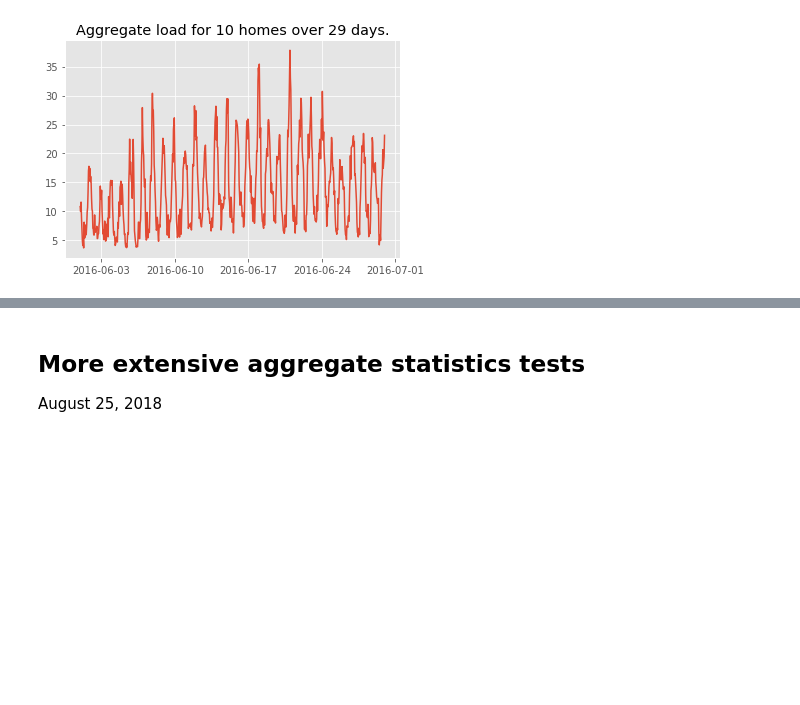
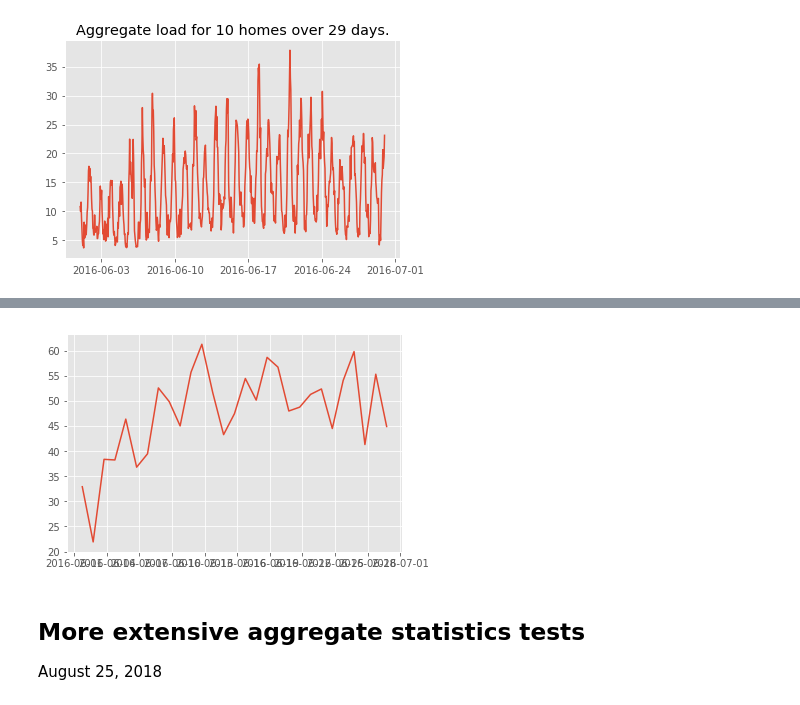
Before and after one commit to nnwosu/electricity-demand-analysis, a Jupyter notebook: Pecan Street Demand Analysis.ipynb, the cells around one changed output, grey strips where cells are left out. Saved outputs shown, nothing was run; the diff lists cells and outputs as text; code cells hidden in the pictures; blank space fills up the shorter version.

Commit message:
More analysis of PecanSt data

```diff
--- a/Pecan Street Demand Analysis.ipynb
+++ b/Pecan Street Demand Analysis.ipynb
@@ -209,3 +254,24 @@ end_time = dat.datetime(2016,6,30,0,0, tzinfo=timezone.utc)
 N = 20;
 
 hourlyloads_20_df = getNLoads(N, with_times.index, start_time, end_time, rez='H')
+# %%
+print(type(hourlyloads_20_df))
+print(np.shape(hourlyloads_20_df))
+H1 = hourlyloads_20_df.iloc[:, 0]
+totalLoad = np.sum(hourlyloads_20_df.T, axis=0);
+hourOfInterest = 13;
+
+print(totalLoad.index)
+
+times = pd.DatetimeIndex(totalLoad.index)
+idx = times.hour==hourOfInterest;
+data = totalLoad.iloc[idx];
+print('Shape of hours')
+print(np.shape(data))
+plt.figure(); plt.plot(data)
+print(type(totalLoad))
+print(np.shape(totalLoad))
+print(np.shape(H1))
+print(type(H1))
+print(H1.index)
+# %% [output]
@@ -212,3 +295,4 @@ hourlyloads_20_df = getNLoads(N, with_times.index, start_time, end_time, rez='H'
+[figure, added]
 # %% [markdown]
 ## More extensive aggregate statistics tests
 August 25, 2018
```
Also changed, not shown: parts of 15 cells of this notebook.
